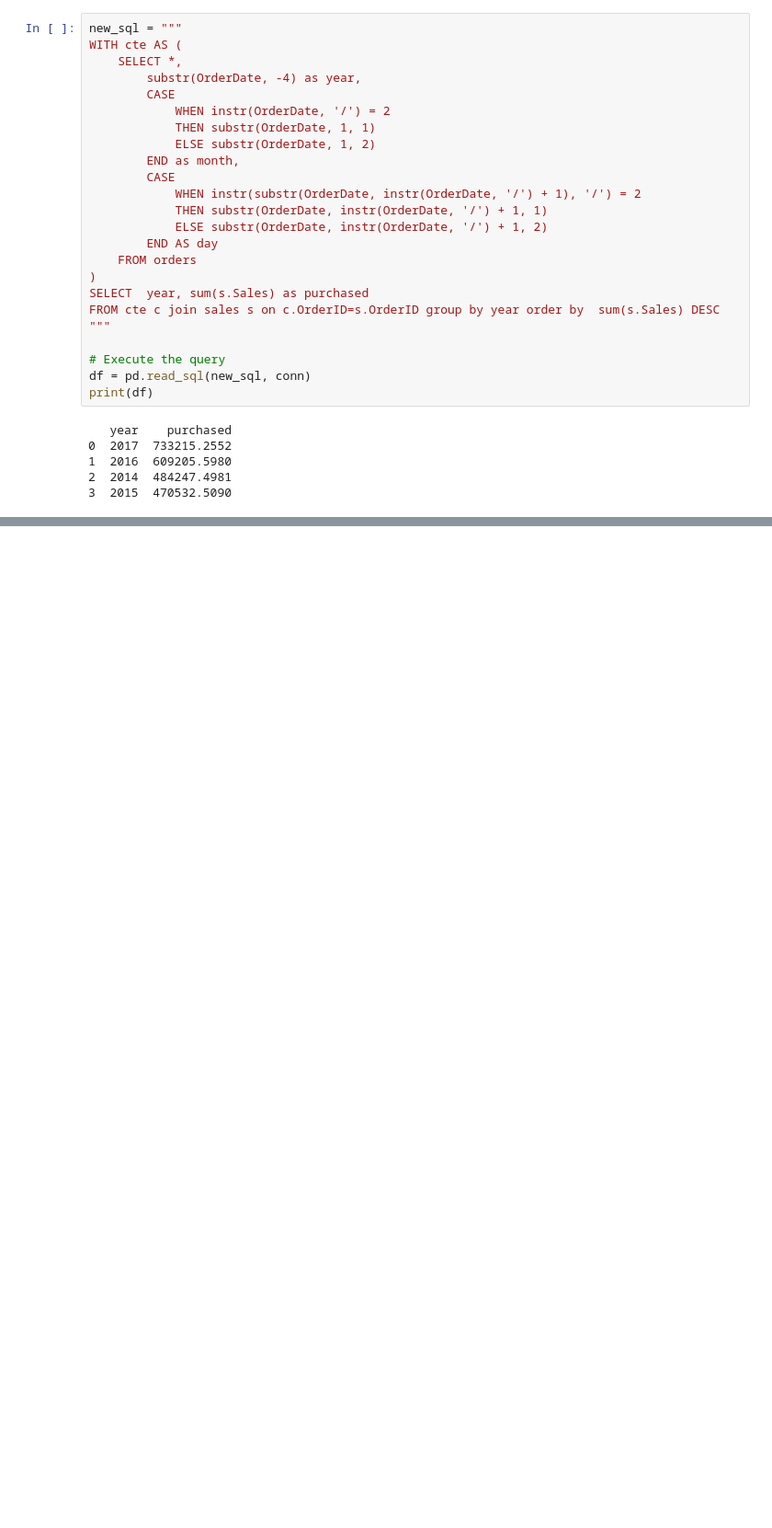
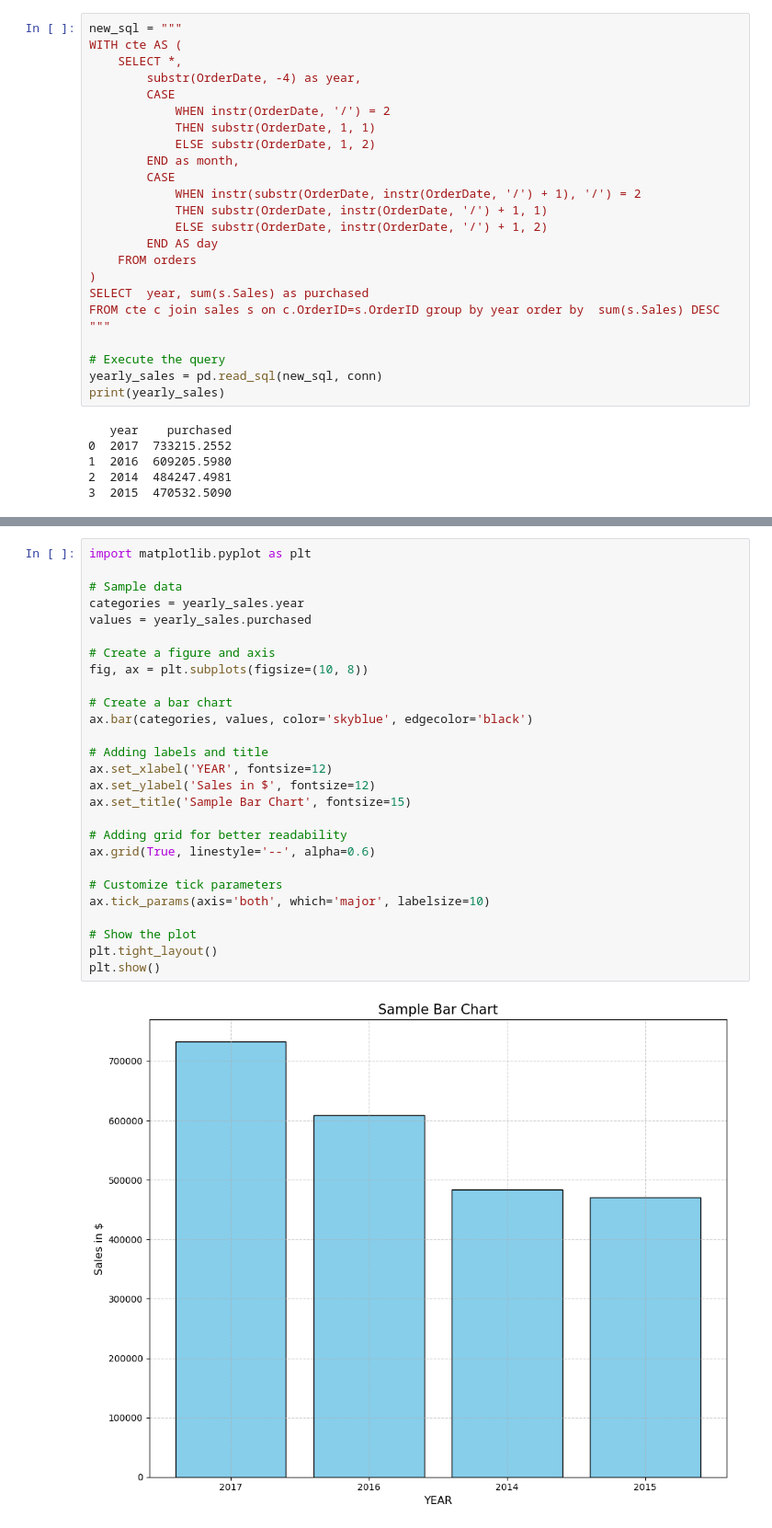
Before and after one commit to Rojhak/BI_analysis, a Jupyter notebook: bi_database.ipynb, the cells around one changed output, grey strips where cells are left out. Shown: that part at 92% size. Drawn from its saved outputs; the diff is of its cells as text; blank space fills up the shorter version.

```diff
--- a/bi_database.ipynb
+++ b/bi_database.ipynb
@@ -485,8 +486,8 @@ FROM cte c join sales s on c.OrderID=s.OrderID group by year order by  sum(s.Sal
 """
 
 # Execute the query
-df = pd.read_sql(new_sql, conn)
-print(df)
+yearly_sales = pd.read_sql(new_sql, conn)
+print(yearly_sales)
 # %% [output]
    year    purchased
 0  2017  733215.2552
@@ -495,0 +499,29 @@ print(df)
+# %%
+import matplotlib.pyplot as plt
+
+# Sample data
+categories = yearly_sales.year
+values = yearly_sales.purchased
+
+# Create a figure and axis
+fig, ax = plt.subplots(figsize=(10, 8))
+
+# Create a bar chart
+ax.bar(categories, values, color='skyblue', edgecolor='black')
+
+# Adding labels and title
+ax.set_xlabel('YEAR', fontsize=12)
+ax.set_ylabel('Sales in $', fontsize=12)
+ax.set_title('Sample Bar Chart', fontsize=15)
+
+# Adding grid for better readability
+ax.grid(True, linestyle='--', alpha=0.6)
+
+# Customize tick parameters
+ax.tick_params(axis='both', which='major', labelsize=10)
+
+# Show the plot
+plt.tight_layout()
+plt.show()
+# %% [output]
+[figure, added]
```
Also changed, not shown: parts of 5 cells of this notebook.
